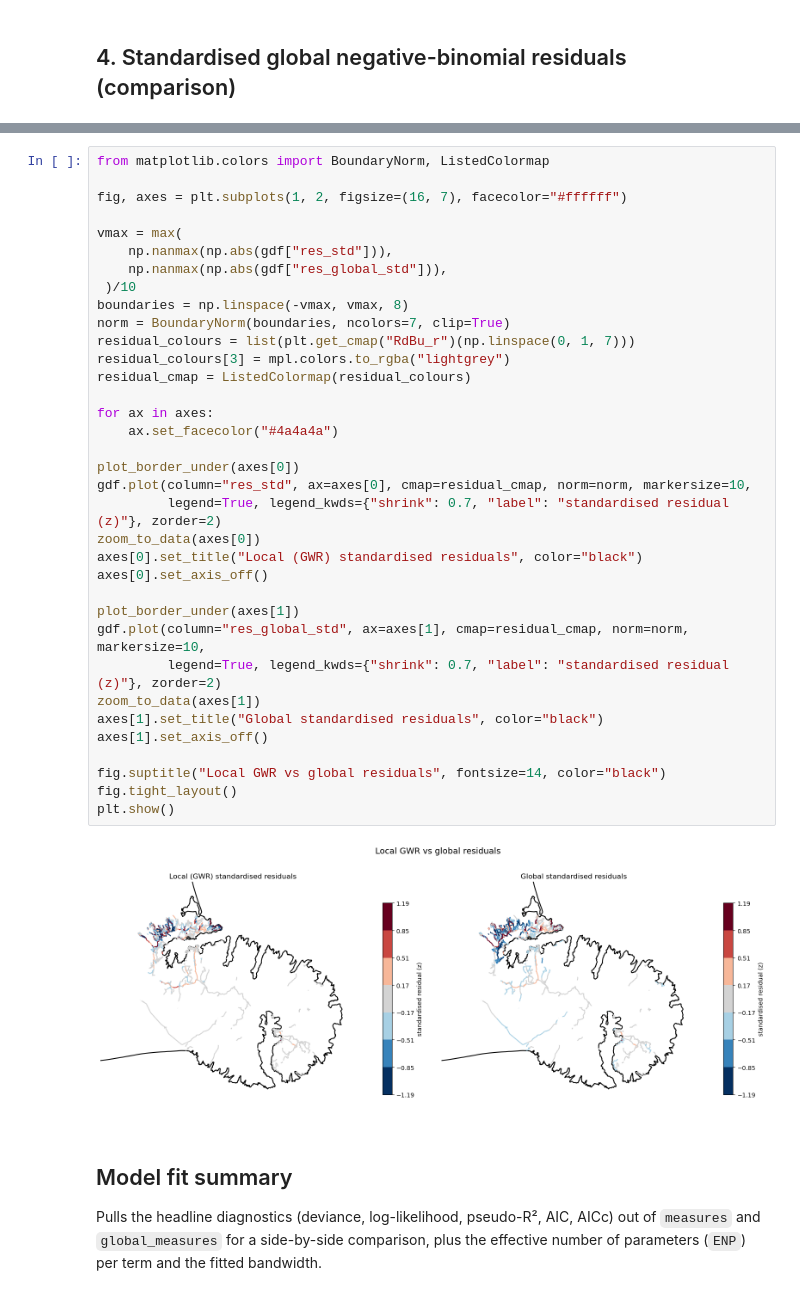
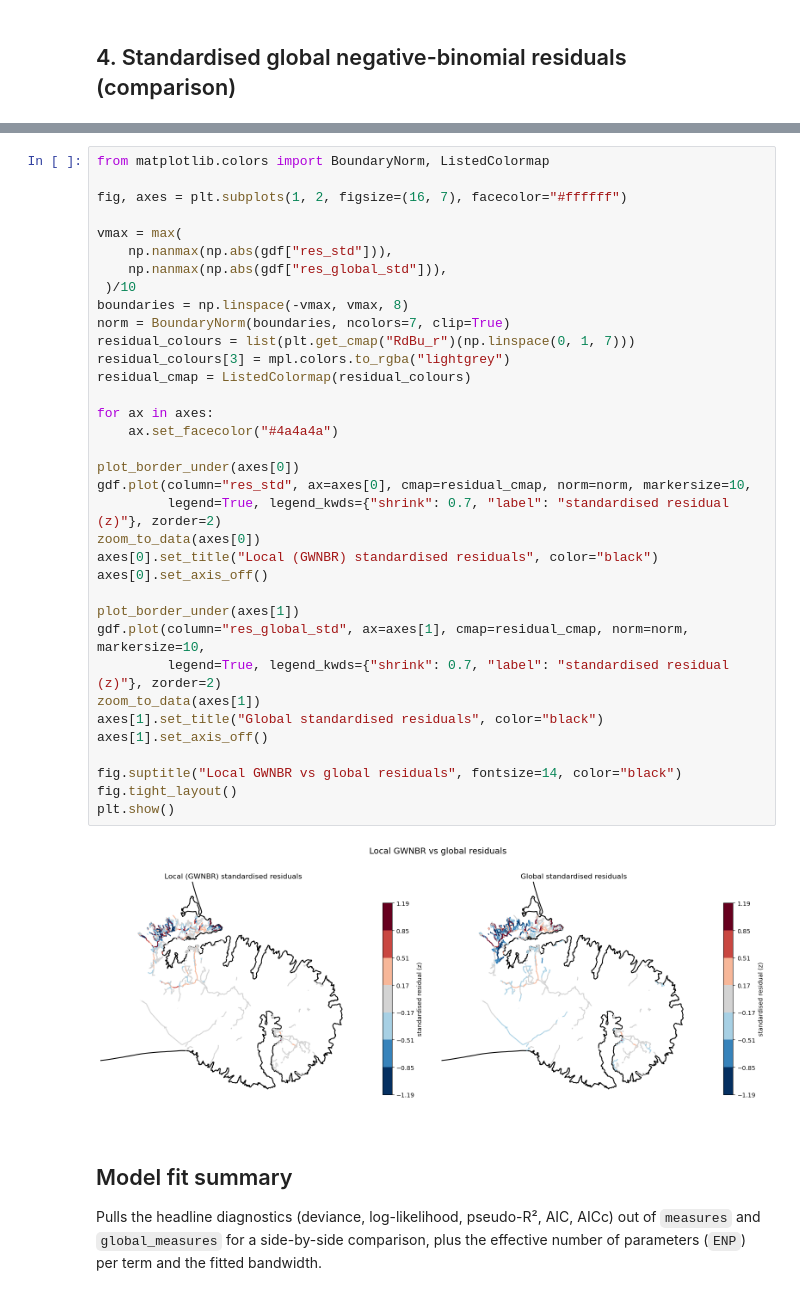
Before and after one commit to MaxwellBusby/banks-peninsula-organic-data-processing, a Jupyter notebook: gwr_diagnostics.ipynb, the cells around one changed output, grey strips where cells are left out. Cells and saved outputs as stored; diff of their text form.

```diff
--- a/gwr_diagnostics.ipynb
+++ b/gwr_diagnostics.ipynb
@@ -495,36 +535,36 @@ fig, axes = plt.subplots(1, 2, figsize=(16, 7), facecolor="#ffffff")
 
 vmax = max(
     np.nanmax(np.abs(gdf["res_std"])),
     np.nanmax(np.abs(gdf["res_global_std"])),
  )/10
 boundaries = np.linspace(-vmax, vmax, 8)
 norm = BoundaryNorm(boundaries, ncolors=7, clip=True)
 residual_colours = list(plt.get_cmap("RdBu_r")(np.linspace(0, 1, 7)))
 residual_colours[3] = mpl.colors.to_rgba("lightgrey")
 residual_cmap = ListedColormap(residual_colours)
 
 for ax in axes:
     ax.set_facecolor("#4a4a4a")
 
 plot_border_under(axes[0])
 gdf.plot(column="res_std", ax=axes[0], cmap=residual_cmap, norm=norm, markersize=10,
          legend=True, legend_kwds={"shrink": 0.7, "label": "standardised residual (z)"}, zorder=2)
 zoom_to_data(axes[0])
-axes[0].set_title("Local (GWR) standardised residuals", color="black")
+axes[0].set_title("Local (GWNBR) standardised residuals", color="black")
 axes[0].set_axis_off()
 
 plot_border_under(axes[1])
 gdf.plot(column="res_global_std", ax=axes[1], cmap=residual_cmap, norm=norm, markersize=10,
          legend=True, legend_kwds={"shrink": 0.7, "label": "standardised residual (z)"}, zorder=2)
 zoom_to_data(axes[1])
 axes[1].set_title("Global standardised residuals", color="black")
 axes[1].set_axis_off()
 
-fig.suptitle("Local GWR vs global residuals", fontsize=14, color="black")
+fig.suptitle("Local GWNBR vs global residuals", fontsize=14, color="black")
 fig.tight_layout()
 plt.show()
 # %% [output]
-[figure, old version]
+[figure, new version]
 # %% [markdown]
 ## Model fit summary
 
```
Also changed, not shown: parts of 5 cells of this notebook.
